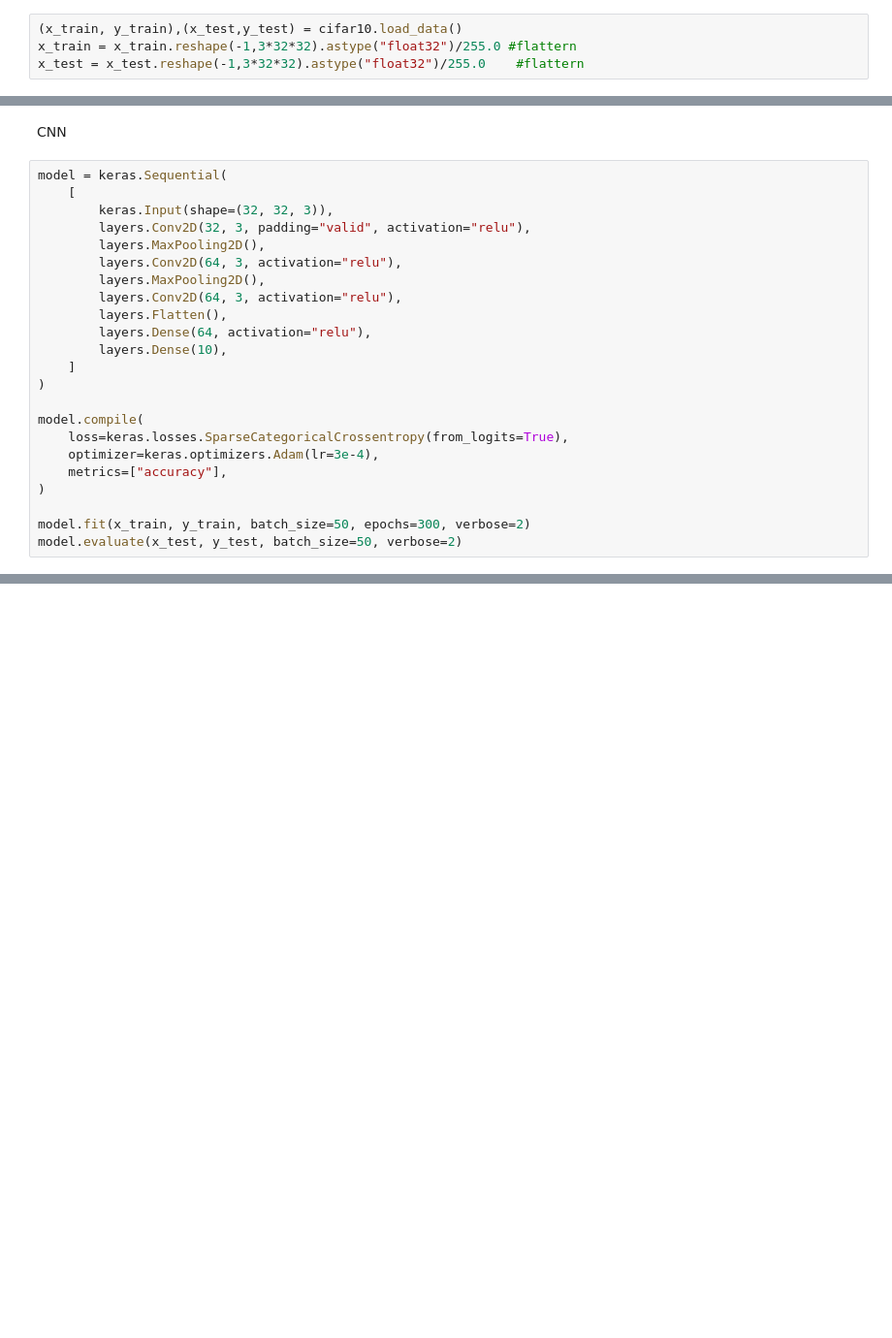
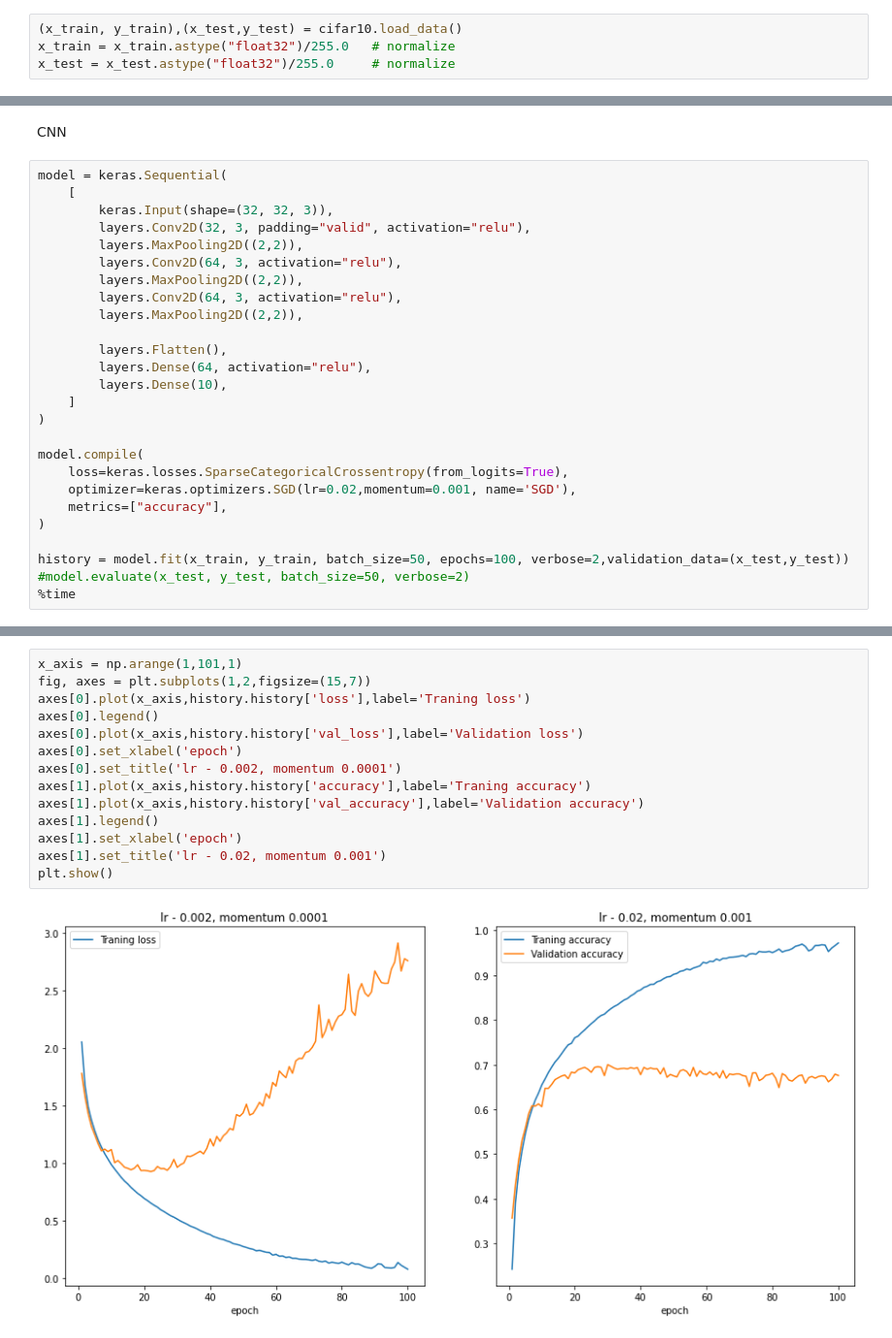
Before and after one commit to ransaraw98/cv_assignments, a Jupyter notebook: ASSIGNMENT_4/tensorflow_Q4.ipynb, the cells around one changed output, grey strips where cells are left out. Shown at 97% size. Cells and saved outputs as stored; diff of their text form; blank space fills up the shorter version.

```diff
--- a/ASSIGNMENT_4/tensorflow_Q4.ipynb
+++ b/ASSIGNMENT_4/tensorflow_Q4.ipynb
@@ -17,4 +12,4 @@ tf.config.experimental.set_memory_growth(physical_devices[0],True)
 # %%
 (x_train, y_train),(x_test,y_test) = cifar10.load_data()
-x_train = x_train.reshape(-1,3*32*32).astype("float32")/255.0 #flattern
-x_test = x_test.reshape(-1,3*32*32).astype("float32")/255.0    #flattern
+x_train = x_train.astype("float32")/255.0   # normalize
+x_test = x_test.astype("float32")/255.0     # normalize
@@ -69,10 +20,12 @@ model = keras.Sequential(
     [
         keras.Input(shape=(32, 32, 3)),
         layers.Conv2D(32, 3, padding="valid", activation="relu"),
-        layers.MaxPooling2D(),
+        layers.MaxPooling2D((2,2)),
         layers.Conv2D(64, 3, activation="relu"),
-        layers.MaxPooling2D(),
+        layers.MaxPooling2D((2,2)),
         layers.Conv2D(64, 3, activation="relu"),
+        layers.MaxPooling2D((2,2)),
+
         layers.Flatten(),
         layers.Dense(64, activation="relu"),
         layers.Dense(10),
@@ -81,10 +34,11 @@ model = keras.Sequential(
 
 model.compile(
     loss=keras.losses.SparseCategoricalCrossentropy(from_logits=True),
-    optimizer=keras.optimizers.Adam(lr=3e-4),
+    optimizer=keras.optimizers.SGD(lr=0.02,momentum=0.001, name='SGD'),
     metrics=["accuracy"],
 )
 
-model.fit(x_train, y_train, batch_size=50, epochs=300, verbose=2)
-model.evaluate(x_test, y_test, batch_size=50, verbose=2)
+history = model.fit(x_train, y_train, batch_size=50, epochs=100, verbose=2,validation_data=(x_test,y_test))
+#model.evaluate(x_test, y_test, batch_size=50, verbose=2)
+%time
 # %% [output]
@@ -92,0 +69,16 @@ KeyboardInterrupt:
+# %%
+x_axis = np.arange(1,101,1)
+fig, axes = plt.subplots(1,2,figsize=(15,7))
+axes[0].plot(x_axis,history.history['loss'],label='Traning loss')
+axes[0].legend()
+axes[0].plot(x_axis,history.history['val_loss'],label='Validation loss')
+axes[0].set_xlabel('epoch')
+axes[0].set_title('lr - 0.002, momentum 0.0001')
+axes[1].plot(x_axis,history.history['accuracy'],label='Traning accuracy')
+axes[1].plot(x_axis,history.history['val_accuracy'],label='Validation accuracy')
+axes[1].legend()
+axes[1].set_xlabel('epoch')
+axes[1].set_title('lr - 0.02, momentum 0.001')
+plt.show()
+# %% [output]
+[figure, added]
```
Also changed, not shown: parts of 7 cells of this notebook, 3 other files.
